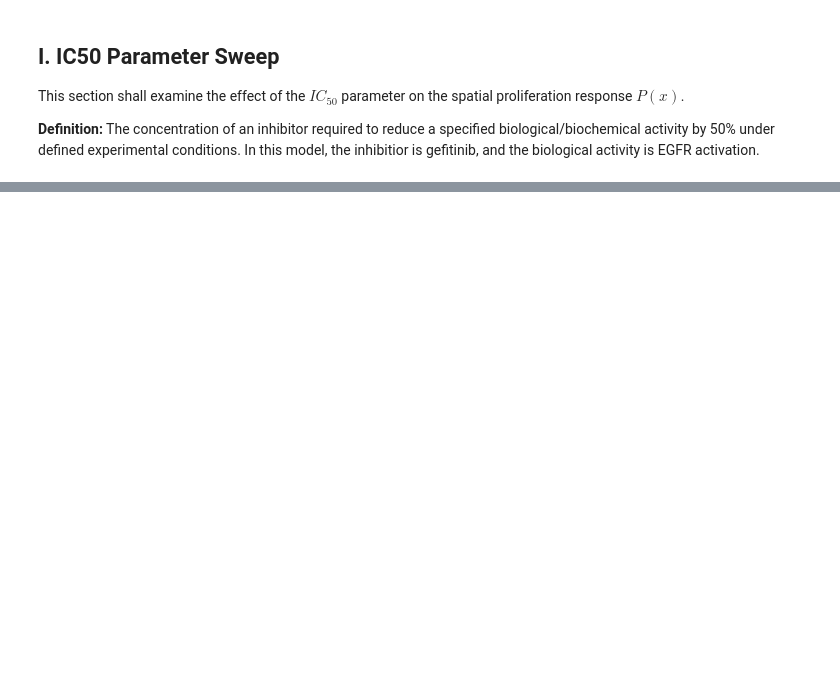
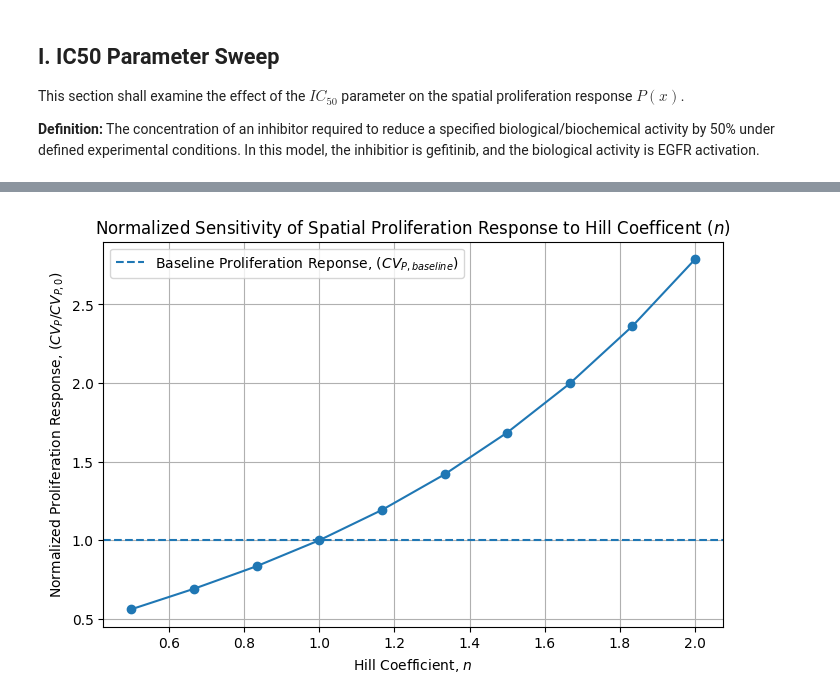
Before and after one commit to abhirym/Drug-Diffusion-Project, a Jupyter notebook: exp05_sensitivity_analysis_v2.ipynb, the cells around one changed output, grey strips where cells are left out. Cells and saved outputs as stored; diff of their text form; code cells hidden in the pictures; blank space fills up the shorter version.

```diff
--- a/exp05_sensitivity_analysis_v2.ipynb
+++ b/exp05_sensitivity_analysis_v2.ipynb
@@ -474,0 +530,46 @@ This section shall examine the effect of the Hill coefficient ($n$) parameter on
+# %%
+# Solving Hill responses
+hill_values = sensitivity_parameters["n"]
+hill_responses = []
+
+for value in hill_values:
+
+    # Update dictionary values
+    params = params_baseline.copy()
+    params["n"] = value
+
+    # Run signaling/proliferation model
+    solutions = run_spatial_model(
+        params,
+        G
+    )
+
+    # Extract proliferation
+    P_2 = solutions[6]
+
+    # Calculate spatial proliferation response
+    CV_P2 = np.std(P_2) / np.mean(P_2)
+
+    hill_responses.append(CV_P2)
+
+hill_responses = np.array(hill_responses)
+# %%
+# Plot normalized responses (normalized to R_P_baseline)
+hill_responses_norm = hill_responses / CV_P_baseline
+
+plt.figure(figsize=(8, 5))
+
+plt.plot(hill_values, hill_responses_norm, marker="o")
+
+plt.axhline(1.0, linestyle="--", label="Baseline Proliferation Reponse, (${CV}_{P, baseline}$)")
+
+plt.xlabel(r"Hill Coefficient, $n$")
+plt.ylabel(r"Normalized Proliferation Response, (${CV}_P/{CV}_{P,0}$)")
+plt.title(r"Normalized Sensitivity of Spatial Proliferation Response to Hill Coefficent ($n$)")
+plt.grid(True)
+
+plt.legend()
+plt.savefig("figures/exp05_hill_sweep")
+plt.show()
+# %% [output]
+[figure, added]
```
Also changed, not shown: parts of 10 cells of this notebook, 4 other files.
